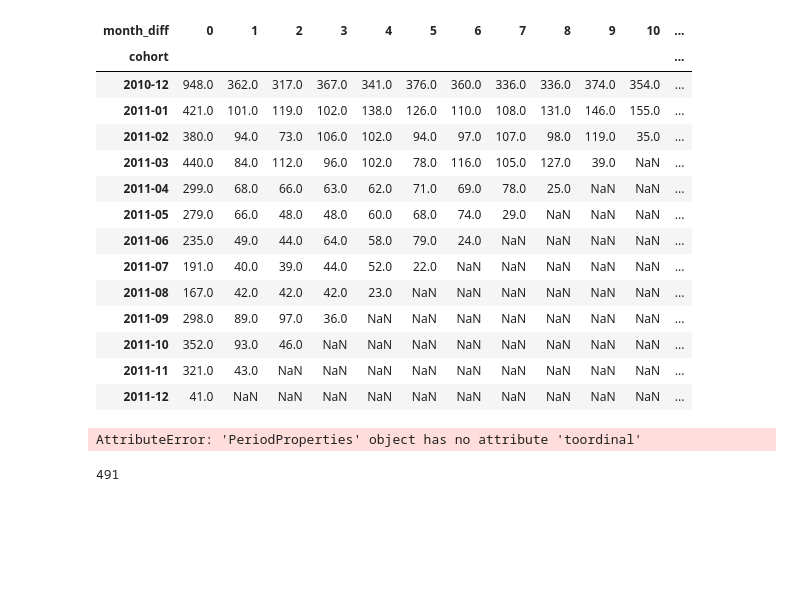
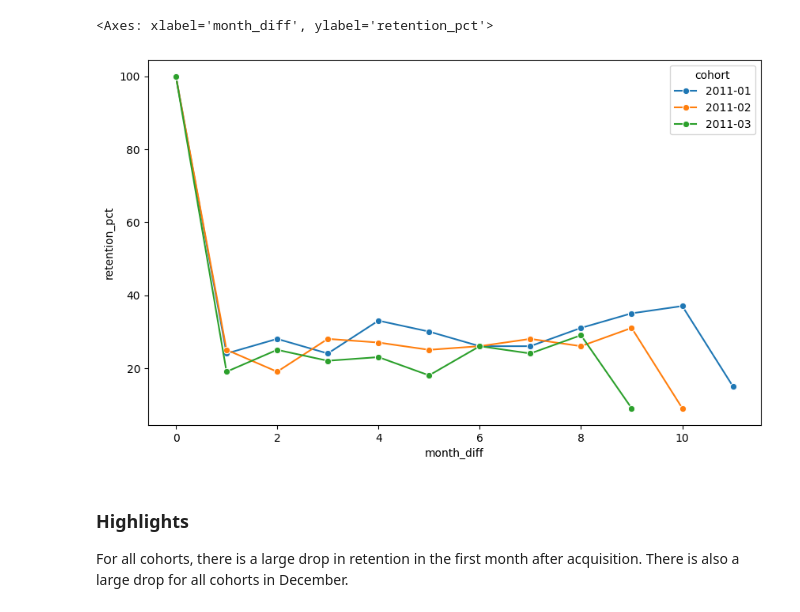
Before and after one commit to nealhayden/retention_analysis, a Jupyter notebook: data_prep.ipynb, the cells around one changed output. Cells and saved outputs as stored; diff of their text form; code cells hidden in the pictures; blank space fills up the shorter version.

Commit message:
cleaned up code and added visualization.

```diff
--- a/data_prep.ipynb
+++ b/data_prep.ipynb
@@ -24,27 +71,10 @@ transactions_trunc.head()
-# %%
-transactions_trunc.pivot_table(columns = 'month_diff',
-                                index = 'cohort', values = 'customerid',  aggfunc = lambda x: x.nunique())
-# %% [output]
-| month_diff | 0 | 1 | 2 | 3 | 4 | 5 | 6 | 7 | 8 | 9 | 10 | ... |
-| cohort |  |  |  |  |  |  |  |  |  |  |  | ... |
-| 2010-12 | 948.0 | 362.0 | 317.0 | 367.0 | 341.0 | 376.0 | 360.0 | 336.0 | 336.0 | 374.0 | 354.0 | ... |
-| 2011-01 | 421.0 | 101.0 | 119.0 | 102.0 | 138.0 | 126.0 | 110.0 | 108.0 | 131.0 | 146.0 | 155.0 | ... |
-| 2011-02 | 380.0 | 94.0 | 73.0 | 106.0 | 102.0 | 94.0 | 97.0 | 107.0 | 98.0 | 119.0 | 35.0 | ... |
-| 2011-03 | 440.0 | 84.0 | 112.0 | 96.0 | 102.0 | 78.0 | 116.0 | 105.0 | 127.0 | 39.0 | NaN | ... |
-| 2011-04 | 299.0 | 68.0 | 66.0 | 63.0 | 62.0 | 71.0 | 69.0 | 78.0 | 25.0 | NaN | NaN | ... |
-| 2011-05 | 279.0 | 66.0 | 48.0 | 48.0 | 60.0 | 68.0 | 74.0 | 29.0 | NaN | NaN | NaN | ... |
-| 2011-06 | 235.0 | 49.0 | 44.0 | 64.0 | 58.0 | 79.0 | 24.0 | NaN | NaN | NaN | NaN | ... |
-| 2011-07 | 191.0 | 40.0 | 39.0 | 44.0 | 52.0 | 22.0 | NaN | NaN | NaN | NaN | NaN | ... |
-| 2011-08 | 167.0 | 42.0 | 42.0 | 42.0 | 23.0 | NaN | NaN | NaN | NaN | NaN | NaN | ... |
-| 2011-09 | 298.0 | 89.0 | 97.0 | 36.0 | NaN | NaN | NaN | NaN | NaN | NaN | NaN | ... |
-| 2011-10 | 352.0 | 93.0 | 46.0 | NaN | NaN | NaN | NaN | NaN | NaN | NaN | NaN | ... |
-| 2011-11 | 321.0 | 43.0 | NaN | NaN | NaN | NaN | NaN | NaN | NaN | NaN | NaN | ... |
-| 2011-12 | 41.0 | NaN | NaN | NaN | NaN | NaN | NaN | NaN | NaN | NaN | NaN | ... |
-# %%
-df.cohort.dt.toordinal()
-# %% [output]
-AttributeError: 'PeriodProperties' object has no attribute 'toordinal'
-# %%
-df.cohort[0].ordinal
-# %% [output]
-491
+# %%
+# Compare the first three retention cohorts
+plt.figure(figsize=(10, 6))
+sns.lineplot(data=retention[retention.cohort <= '2011-03'], x='month_diff', y='retention_pct', hue='cohort', marker='o')
+# %% [output]
+<Axes: xlabel='month_diff', ylabel='retention_pct'>
+[figure, added]
+# %% [markdown]
+### Highlights
+For all cohorts, there is a large drop in retention in the first month after acquisition. There is also a large drop   for all cohorts in December.
```
Also changed, not shown: parts of 5 cells of this notebook.
